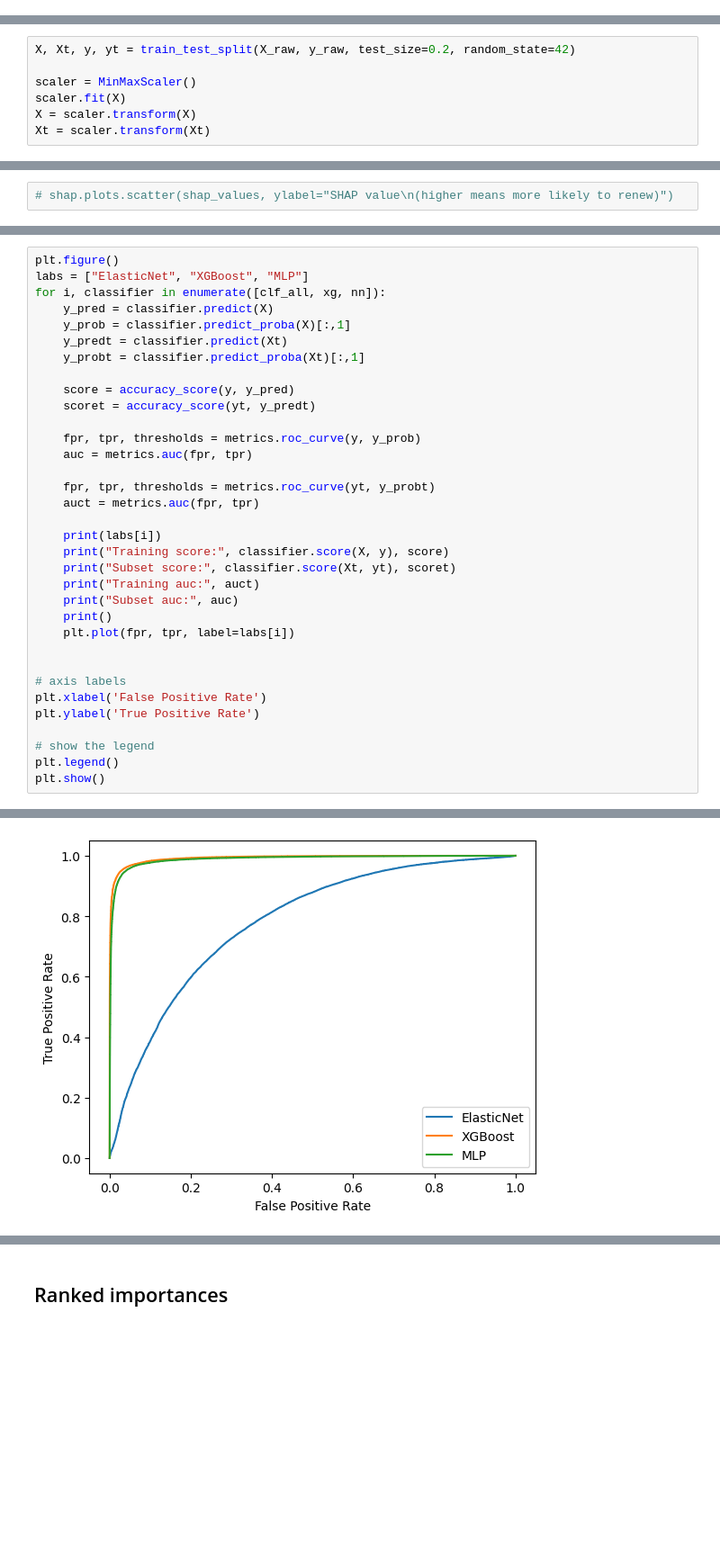
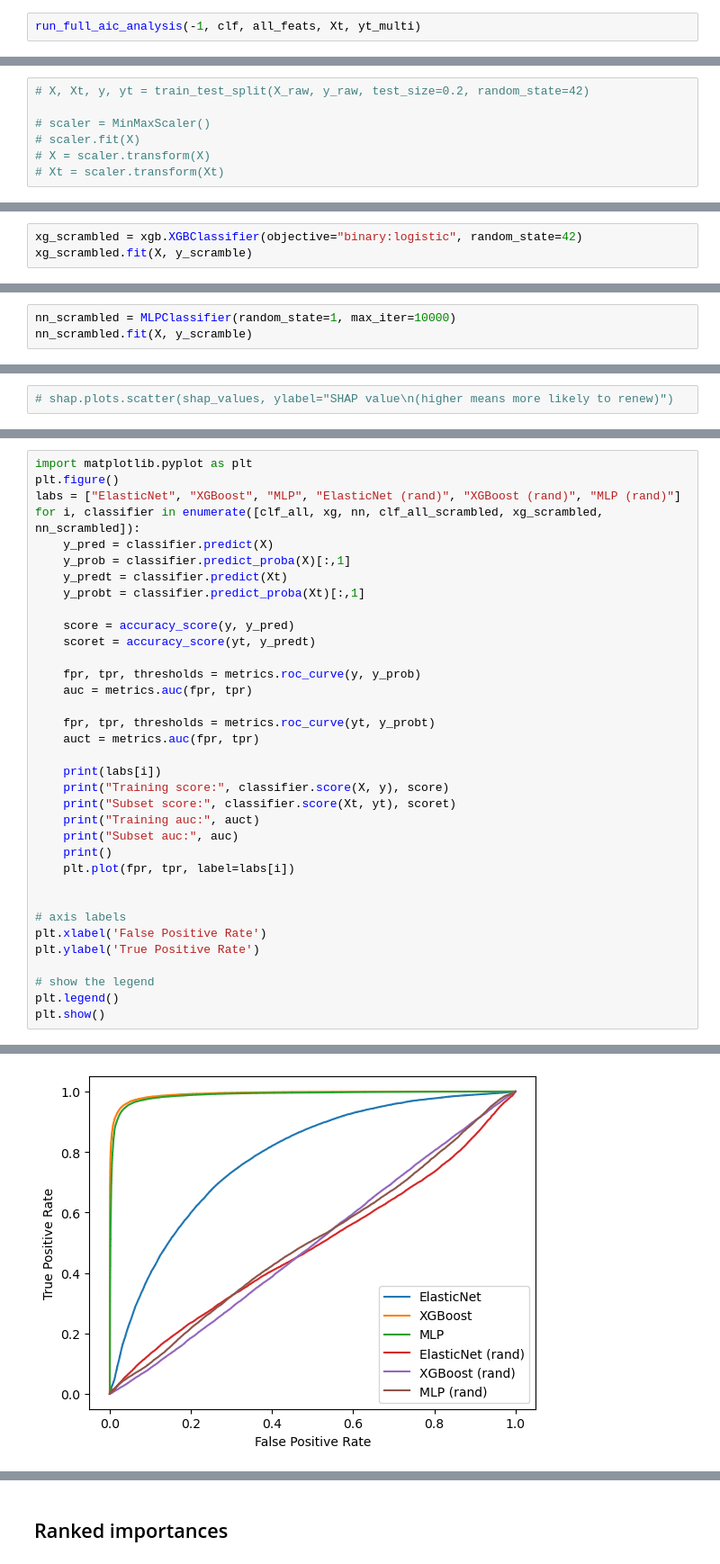
Before and after one commit to gmachiraju/K2, a Jupyter notebook: notebooks/spatial-bio/Step9-KnowledgeDistill.ipynb, the cells around one changed output, grey strips where cells are left out. Shown at 90% size. Saved outputs shown, nothing was run; the diff lists cells and outputs as text; blank space fills up the shorter version.

```diff
--- a/notebooks/spatial-bio/Step9-KnowledgeDistill.ipynb
+++ b/notebooks/spatial-bio/Step9-KnowledgeDistill.ipynb
@@ -569,0 +539,2 @@ top_positives_threshold_mass(sorted_scores, threshold=0.75)
+# %%
+run_full_aic_analysis(-1, clf, all_feats, Xt, yt_multi)
@@ -573,12 +598,12 @@ top_positives_threshold_mass(sorted_scores, threshold=0.75)
 import xgboost as xgb
 xg = xgb.XGBClassifier(objective="binary:logistic", random_state=42)
 # %%
-X, Xt, y, yt = train_test_split(X_raw, y_raw, test_size=0.2, random_state=42)
+# X, Xt, y, yt = train_test_split(X_raw, y_raw, test_size=0.2, random_state=42)
 
-scaler = MinMaxScaler()
-scaler.fit(X)
-X = scaler.transform(X)
-Xt = scaler.transform(Xt)
+# scaler = MinMaxScaler()
+# scaler.fit(X)
+# X = scaler.transform(X)
+# Xt = scaler.transform(Xt)
 # %%
 xg.fit(X, y)
 # %% [output]
@@ -633,0 +669,3 @@ metrics.balanced_accuracy_score(y, xg.predict(X))
+# %%
+xg_scrambled = xgb.XGBClassifier(objective="binary:logistic", random_state=42)
+xg_scrambled.fit(X, y_scramble)
@@ -783,0 +838,3 @@ metrics.balanced_accuracy_score(yt, nn.predict(Xt))
+# %%
+nn_scrambled = MLPClassifier(random_state=1, max_iter=10000)
+nn_scrambled.fit(X, y_scramble)
@@ -814,7 +875,8 @@ metrics.balanced_accuracy_score(yt, nn.predict(Xt))
 # %%
+import matplotlib.pyplot as plt
 plt.figure()
-labs = ["ElasticNet", "XGBoost", "MLP"]
-for i, classifier in enumerate([clf_all, xg, nn]):
+labs = ["ElasticNet", "XGBoost", "MLP", "ElasticNet (rand)", "XGBoost (rand)", "MLP (rand)"]
+for i, classifier in enumerate([clf_all, xg, nn, clf_all_scrambled, xg_scrambled, nn_scrambled]):
     y_pred = classifier.predict(X)
     y_prob = classifier.predict_proba(X)[:,1]
     y_predt = classifier.predict(Xt)
@@ -866 +928 @@ Subset auc: 0.9908803919259614
-[figure, old version]
+[figure, new version]
```
Also changed, not shown: parts of 119 cells of this notebook, 10 other files.
